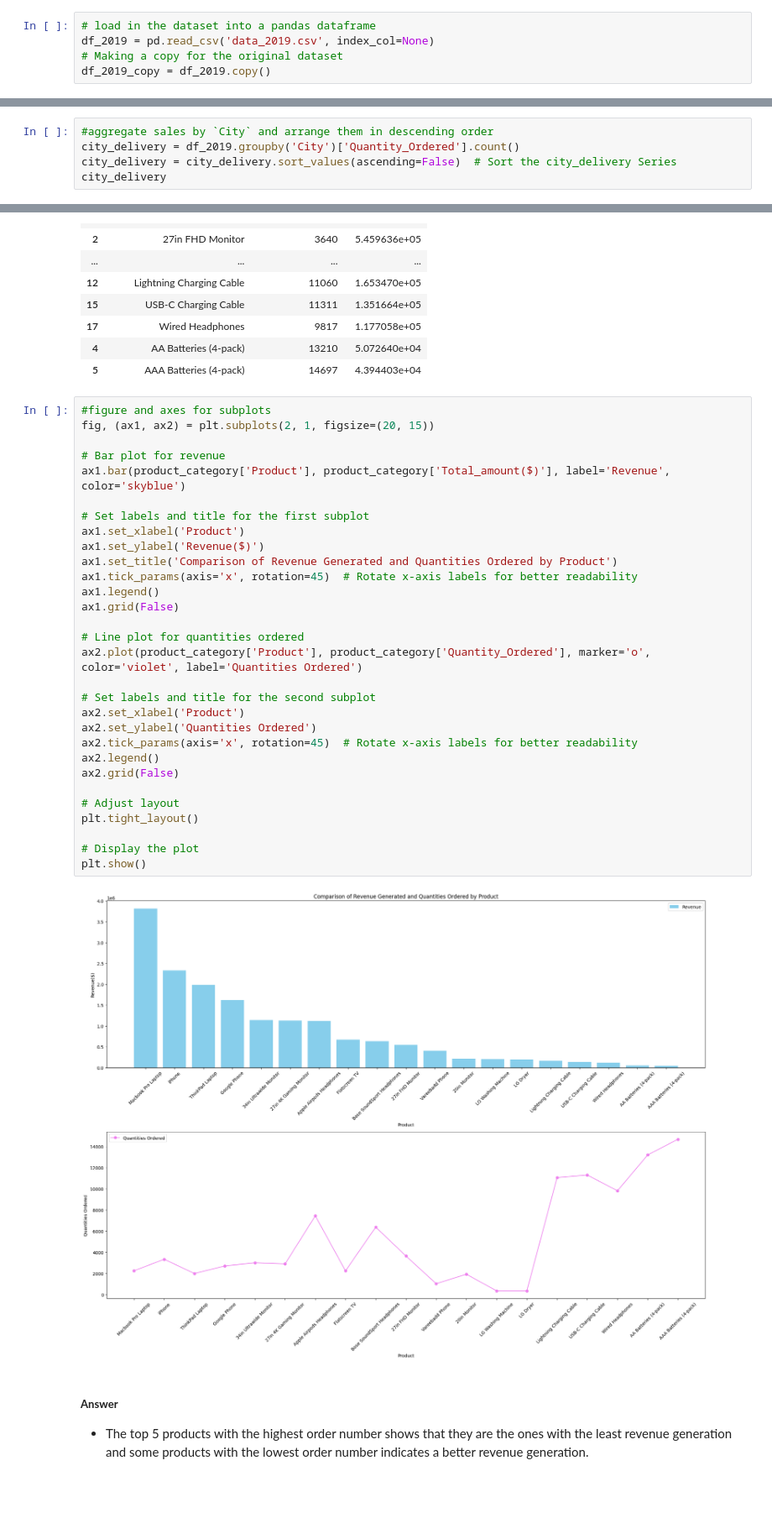
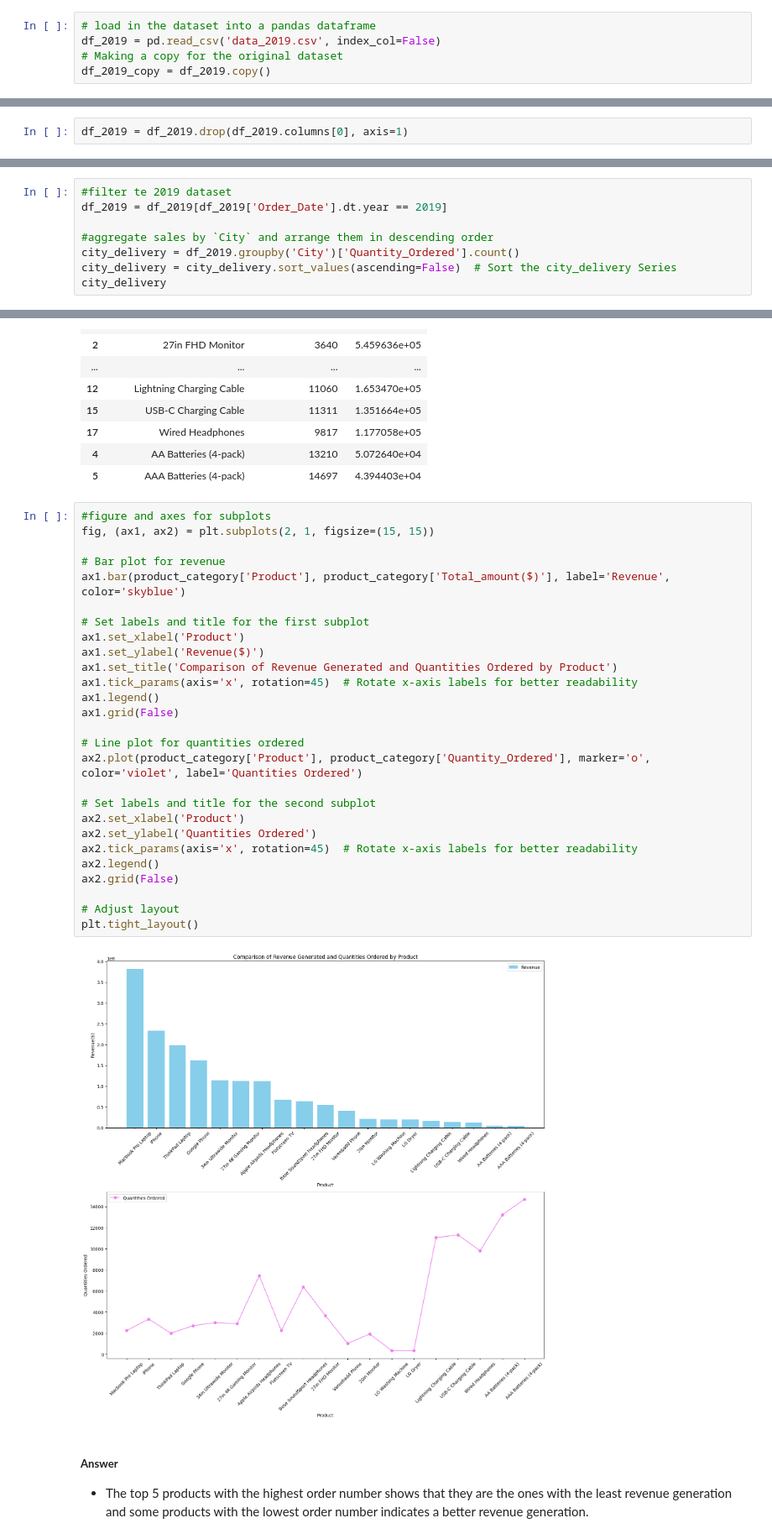
Before and after one commit to qochieng/Power-BI-dashboard-project, a Jupyter notebook: answers.ipynb, the cells around one changed output, grey strips where cells are left out. Shown at 84% size. Saved outputs shown, nothing was run; the diff lists cells and outputs as text; blank space fills up the shorter version.

```diff
--- a/answers.ipynb
+++ b/answers.ipynb
@@ -21,10 +21,12 @@ import warnings
 warnings.filterwarnings('ignore')
 # %%
 # load in the dataset into a pandas dataframe
-df_2019 = pd.read_csv('data_2019.csv', index_col=None)
+df_2019 = pd.read_csv('data_2019.csv', index_col=False)
 # Making a copy for the original dataset
 df_2019_copy = df_2019.copy()
 # %% [markdown]
 ### **1. How much money did we make this year?**
 To answer this question we need to create a `total amount` column from `Quantity_Ordered` multiplied by `Price_Each` then aggregate the yearly sales and filter out the 2019 sales, our year of focus.
+# %%
+df_2019 = df_2019.drop(df_2019.columns[0], axis=1)
 # %%
@@ -234,6 +234,9 @@ plt.show()
 ### **5. Which cities are our products delivered to most?**
 To answer this question we will aggregate the quantities ordered by the `City` variable and arrage them in descending order. We will plot a bar graph to illustrate that
 # %%
+#filter te 2019 dataset
+df_2019 = df_2019[df_2019['Order_Date'].dt.year == 2019]
+
 #aggregate sales by `City` and arrange them in descending order
 city_delivery = df_2019.groupby('City')['Quantity_Ordered'].count()
 city_delivery = city_delivery.sort_values(ascending=False)  # Sort the city_delivery Series
@@ -292,36 +295,33 @@ product_category
 | 5 | AAA Batteries (4-pack) | 14697 | 4.394403e+04 |
 # %%
 #figure and axes for subplots
-fig, (ax1, ax2) = plt.subplots(2, 1, figsize=(20, 15))
+fig, (ax1, ax2) = plt.subplots(2, 1, figsize=(15, 15))
 
 # Bar plot for revenue
 ax1.bar(product_category['Product'], product_category['Total_amount($)'], label='Revenue', color='skyblue')
 
 # Set labels and title for the first subplot
 ax1.set_xlabel('Product')
 ax1.set_ylabel('Revenue($)')
 ax1.set_title('Comparison of Revenue Generated and Quantities Ordered by Product')
 ax1.tick_params(axis='x', rotation=45)  # Rotate x-axis labels for better readability
 ax1.legend()
 ax1.grid(False)
 
 # Line plot for quantities ordered
 ax2.plot(product_category['Product'], product_category['Quantity_Ordered'], marker='o', color='violet', label='Quantities Ordered')
 
 # Set labels and title for the second subplot
 ax2.set_xlabel('Product')
 ax2.set_ylabel('Quantities Ordered')
 ax2.tick_params(axis='x', rotation=45)  # Rotate x-axis labels for better readability
 ax2.legend()
 ax2.grid(False)
 
 # Adjust layout
 plt.tight_layout()
-
-# Display the plot
-plt.show()
 # %% [output]
-[figure, old version]
+[figure, new version]
 # %% [markdown]
 ##### **Answer**
 * The top 5 products with the highest order number shows that they are the ones with the least revenue generation and some products with the lowest order number indicates a better revenue generation.
```
Also changed, not shown: parts of 7 cells of this notebook, 2 other files.
